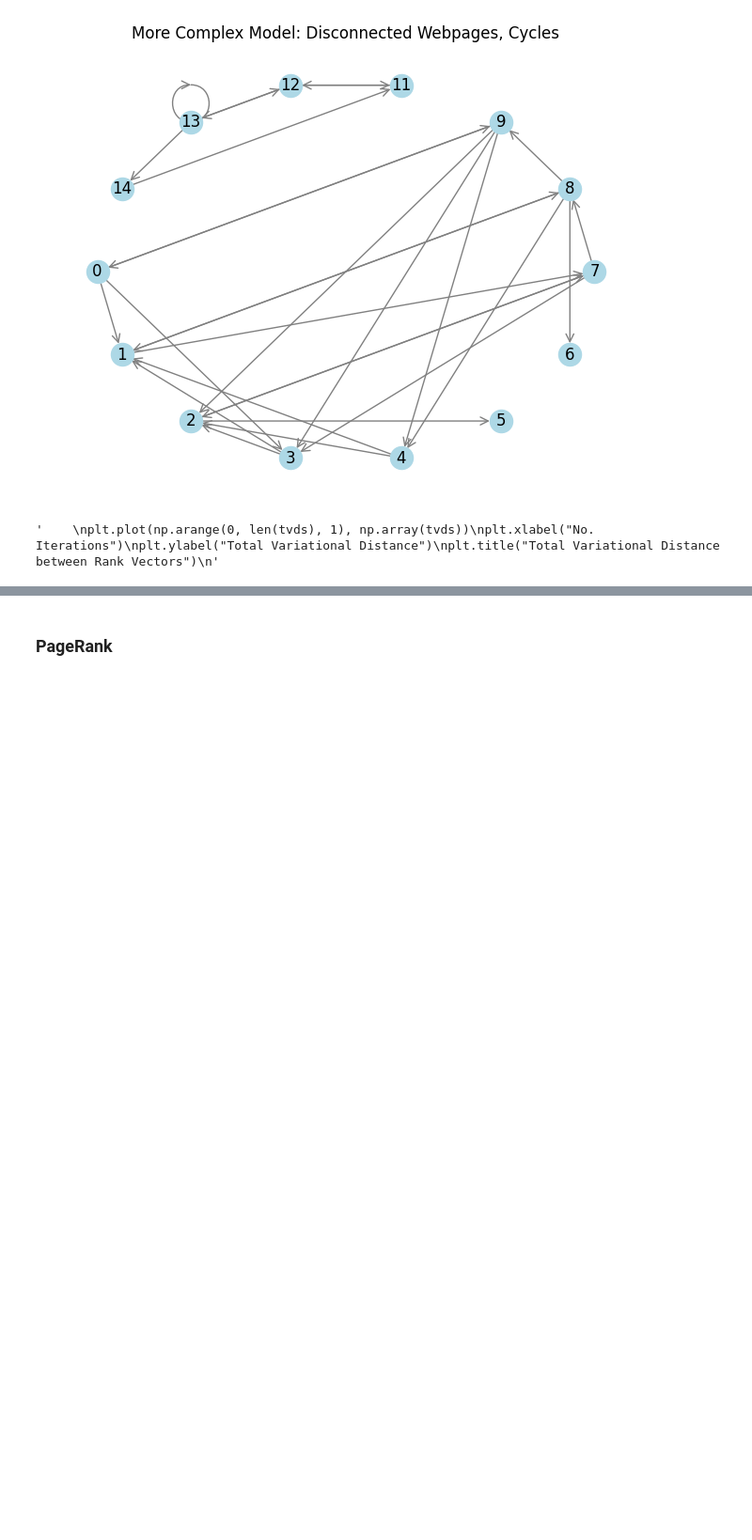
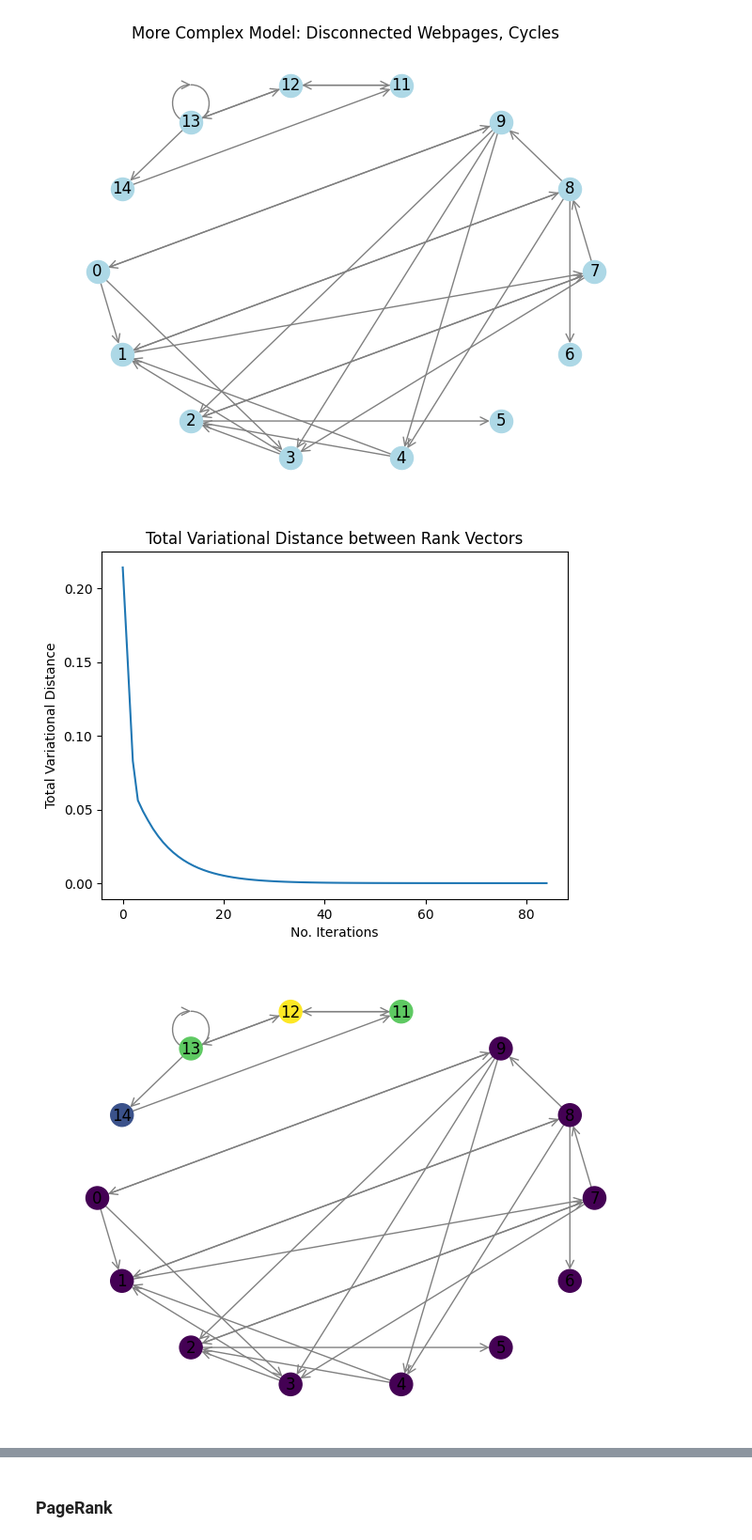
Before and after one commit to vviggyy/mc_pagerank, a Jupyter notebook: mc_pagerank.ipynb, the cells around one changed output, grey strips where cells are left out. Shown: that part at 94% size. Saved outputs shown, nothing was run; the diff lists cells and outputs as text; code cells hidden in the pictures; blank space fills up the shorter version.

```diff
--- a/mc_pagerank.ipynb
+++ b/mc_pagerank.ipynb
@@ -185,23 +195,31 @@ plt.show()
 # %%
 rank = np.full(n+4, 1/(n+4))
 no_it = 0
 tvds = []
 tvd_it = eps + 1 #init above eps to enter loop
 
 #test convergence for connected example.
 while tvd_it > eps and no_it < 100:
     new_rank = update(rank, graph_web)
     tvd_it = tvd(prev_rank=rank, curr_rank=new_rank)
     tvds.append(tvd_it) #keep track of tvds for plotting
     rank = new_rank
     no_it += 1
 
-"""
+
 plt.plot(np.arange(0, len(tvds), 1), np.array(tvds))
 plt.xlabel("No. Iterations")
 plt.ylabel("Total Variational Distance")
 plt.title("Total Variational Distance between Rank Vectors")
-"""
+
+plt.figure()
+nx.draw(graph_web, pos, with_labels=True,
+        node_color= rank,
+        edge_color='gray',
+        arrows=True,
+        arrowstyle='->',
+        arrowsize=15)
 # %% [output]
-'    \nplt.plot(np.arange(0, len(tvds), 1), np.array(tvds))\nplt.xlabel("No. Iterations")\nplt.ylabel("Total Variational Distance")\nplt.title("Total Variational Distance between Rank Vectors")\n'
+[figure, added]
+[figure, added]
 # %% [markdown]
```
Also changed, not shown: parts of 14 cells of this notebook.
